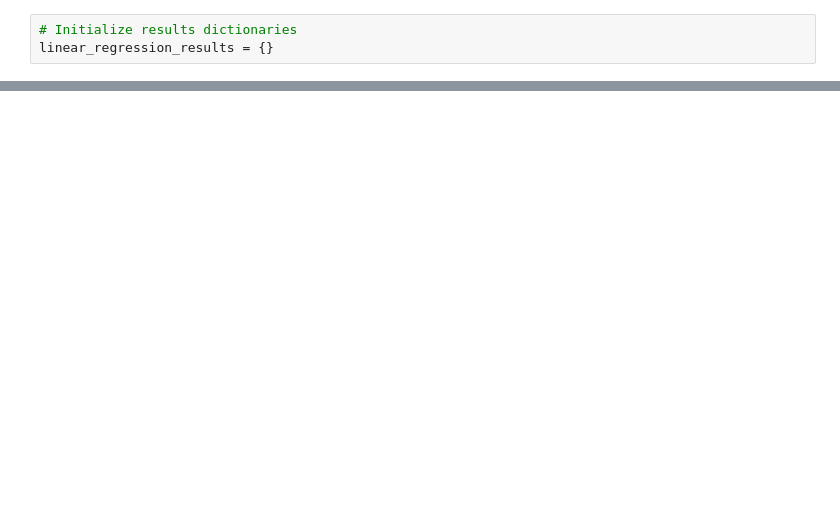
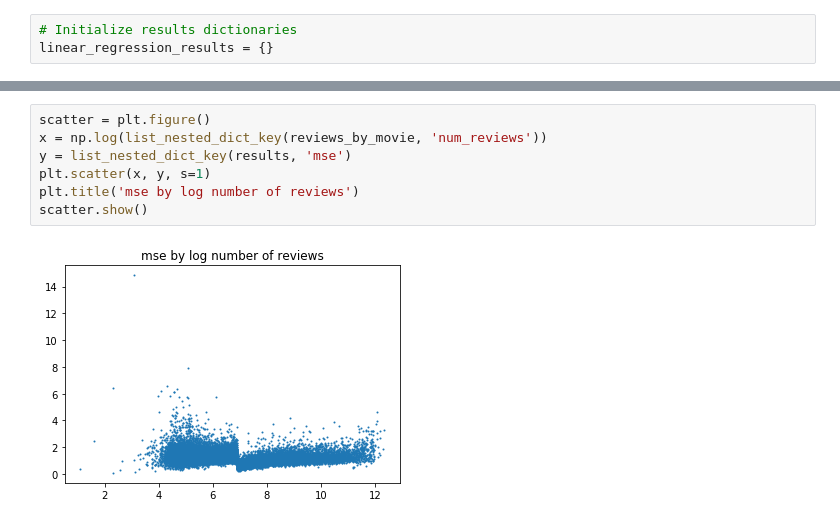
Before and after one commit to tom-robbins/netflix-ml, a Jupyter notebook: results.ipynb, the cells around one changed output, grey strips where cells are left out. Cells and saved outputs as stored; diff of their text form; blank space fills up the shorter version.

```diff
--- a/results.ipynb
+++ b/results.ipynb
@@ -68,0 +170,9 @@ average MSE value: 1.29
+# %%
+scatter = plt.figure()
+x = np.log(list_nested_dict_key(reviews_by_movie, 'num_reviews'))
+y = list_nested_dict_key(results, 'mse')
+plt.scatter(x, y, s=1)
+plt.title('mse by log number of reviews')
+scatter.show()
+# %% [output]
+[figure, added]
```
Also changed, not shown: parts of 6 cells of this notebook, 15 other files.
